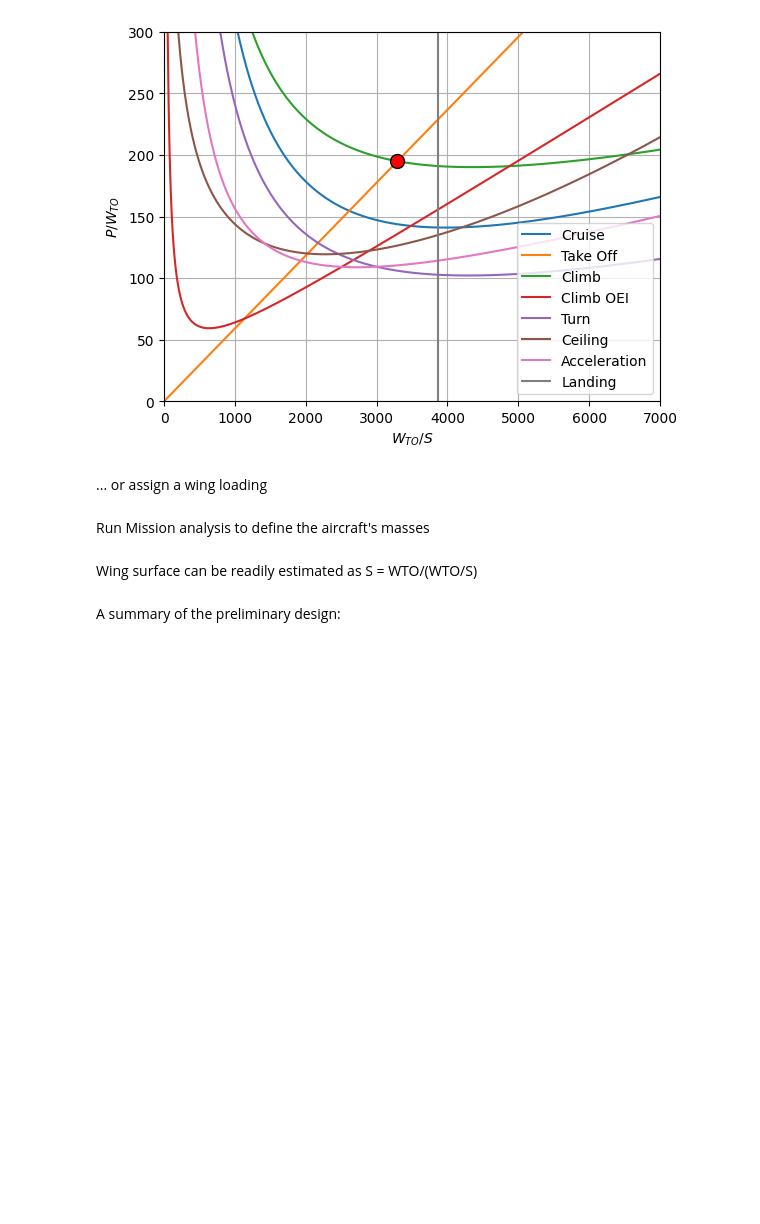
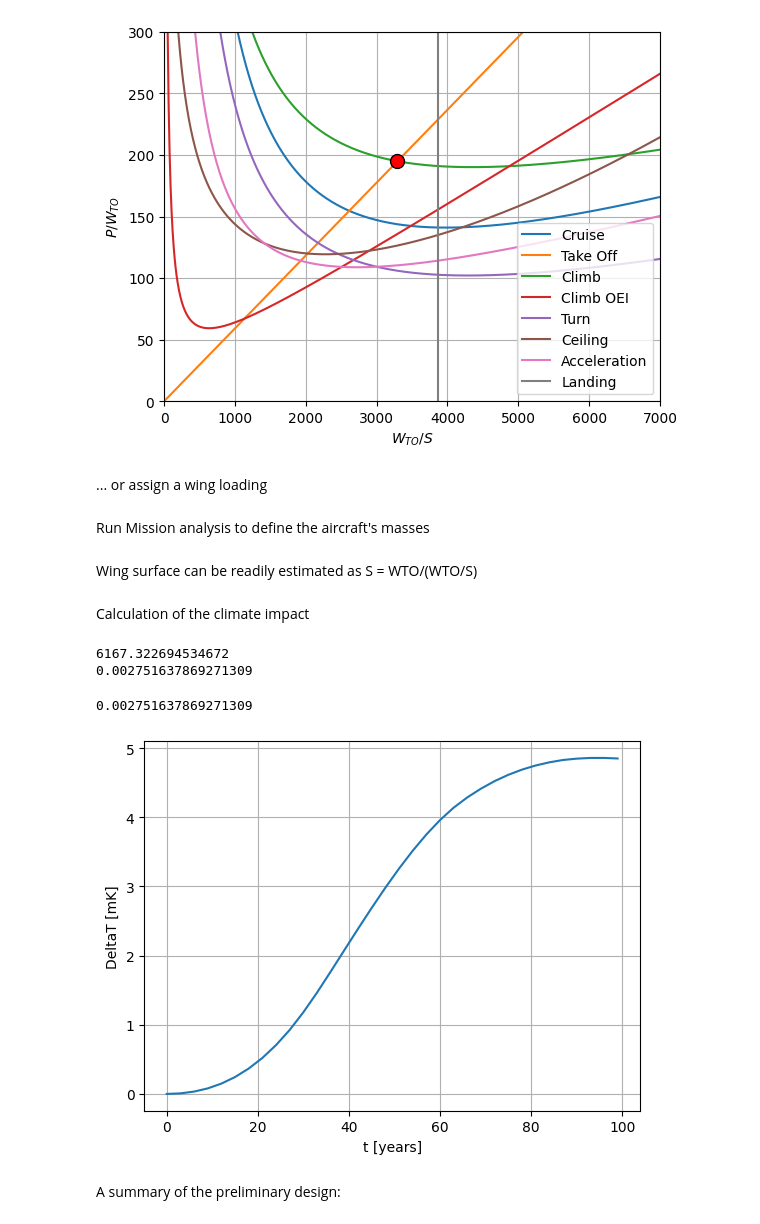
Before and after one commit to rmalpica/PhlyGreen, a Jupyter notebook: trunk/tutorial/tutorial.ipynb, the cells around one changed output. Saved outputs shown, nothing was run; the diff lists cells and outputs as text; code cells hidden in the pictures; blank space fills up the shorter version.

```diff
--- a/trunk/tutorial/tutorial.ipynb
+++ b/trunk/tutorial/tutorial.ipynb
@@ -168,6 +190,50 @@ myaircraft.weight.WeightEstimation()
 Wing surface can be readily estimated as S = WTO/(WTO/S)
 # %%
 myaircraft.WingSurface = myaircraft.weight.WTO / myaircraft.DesignWTOoS * 9.81
+# %% [markdown]
+Calculation of the climate impact
+# %%
+# if myaircraft.climateimpact.mission_data is None:
+#     myaircraft.climateimpact.calculate_mission_data()
+# np.set_printoptions(suppress=True, precision=2)
+# print(myaircraft.climateimpact.mission_data)
+
+
+# if myaircraft.climateimpact.frazioni_di_missione is None:
+#     myaircraft.climateimpact.calculate_frazioni_di_missione()
+# np.set_printoptions(suppress=True, precision=6)
+# print(myaircraft.climateimpact.frazioni_di_missione)
+# print(sum(myaircraft.climateimpact.frazioni_di_missione[1]))
+# myaircraft.climateimpact.calculate_mission_emissions()
+# print(myaircraft.climateimpact.mission_emissions)
+
+# myaircraft.climateimpact.plot_forcing()
+# print(myaircraft.climateimpact.media_pesata_quote/0.30)
+# print(myaircraft.climateimpact.s_o3s(myaircraft.climateimpact.media_pesata_quote))
+# print(np.interp(myaircraft.climateimpact.media_pesata_quote,myaircraft.climateimpact.Altitudes_for_forcing,myaircraft.climateimpact.s_o3s_data))
+
+myaircraft.climateimpact.ATR()
+# %% [output]
+6167.322694534672
+0.002751637869271309
+0.002751637869271309
+# %%
+# years = range(0, myaircraft.climateimpact.H+1, 2)
+years = range(0, myaircraft.climateimpact.H+1, 3)  # tempo d'esecuzione: 2m 28s
+# years = range(0, myaircraft.climateimpact.H+1, 4)
+DT = np.zeros(len(years))
+for i in range(len(years)):
+    DT[i] = myaircraft.climateimpact.DeltaT(years[i])
+
+np.set_printoptions(precision=6, suppress=False)
+
+plt.plot(years, DT*1000)
+plt.grid(visible=True)
+plt.xlabel('t [years]')
+plt.ylabel('DeltaT [mK]')
+plt.show()
+# %% [output]
+[figure, added]
 # %% [markdown]
 A summary of the preliminary design:
 # %%
```
Also changed, not shown: parts of 18 cells of this notebook, 17 other files.
